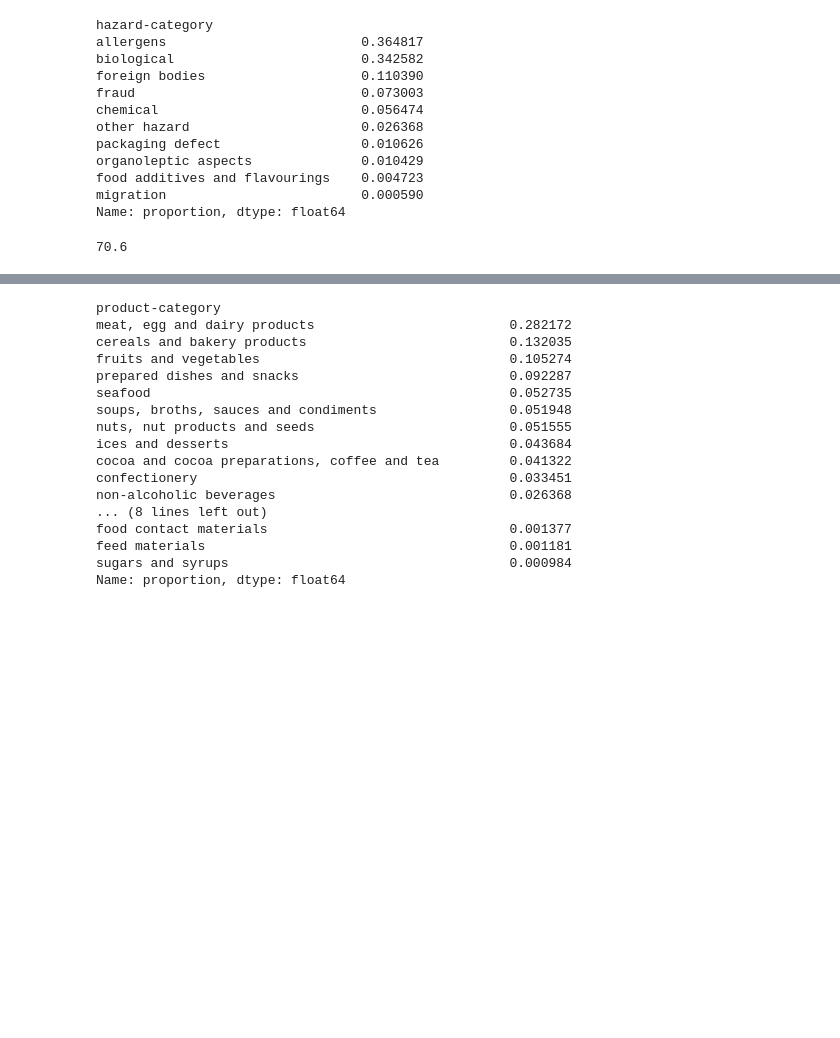
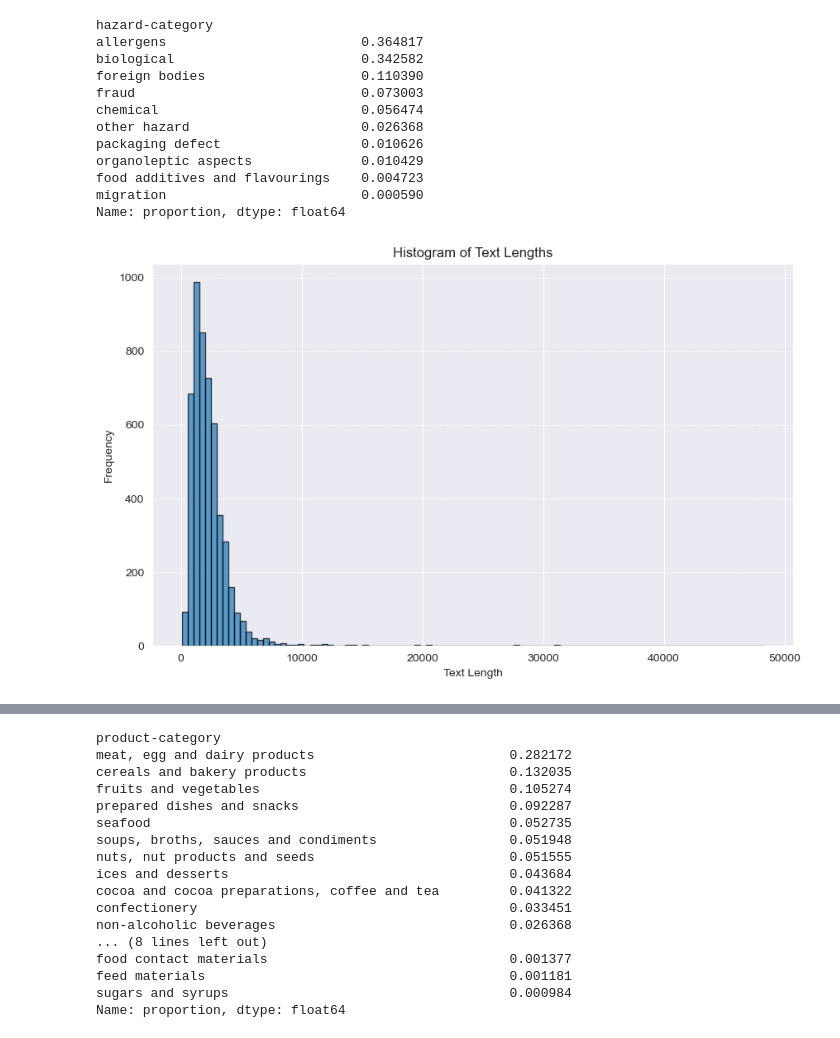
Before and after one commit to pshkrh/food-hazard-detection, a Jupyter notebook: notebooks/scratchpad.ipynb, the cells around one changed output, grey strips where cells are left out. Cells and saved outputs as stored; diff of their text form; code cells hidden in the pictures; blank space fills up the shorter version.

Commit message:
Update text cleaning experiments

```diff
--- a/notebooks/scratchpad.ipynb
+++ b/notebooks/scratchpad.ipynb
@@ -3,5 +5,5 @@ import pandas as pd
 # %%
-df = pd.read_csv('data/incidents_train.csv', index_col=0)
+df = pd.read_csv('../data/incidents_train.csv', index_col=0)
 # %%
 df.head()
 # %% [output]
@@ -27,6 +29,16 @@ food additives and flavourings    0.004723
 migration                         0.000590
 Name: proportion, dtype: float64
 # %%
-36.4+34.2
+# Compute lengths of titles
+df['text_length'] = df['text'].apply(len)
+
+# Plot histogram of title lengths
+plt.figure(figsize=(10, 6))
+plt.hist(df['text_length'], bins=100, edgecolor='black', alpha=0.7)
+plt.title('Histogram of Text Lengths')
+plt.xlabel('Text Length')
+plt.ylabel('Frequency')
+plt.grid(axis='y', linestyle='--', alpha=0.7)
+plt.show()
 # %% [output]
-70.6
+[figure, added]
```
Also changed, not shown: parts of 26 cells of this notebook.
